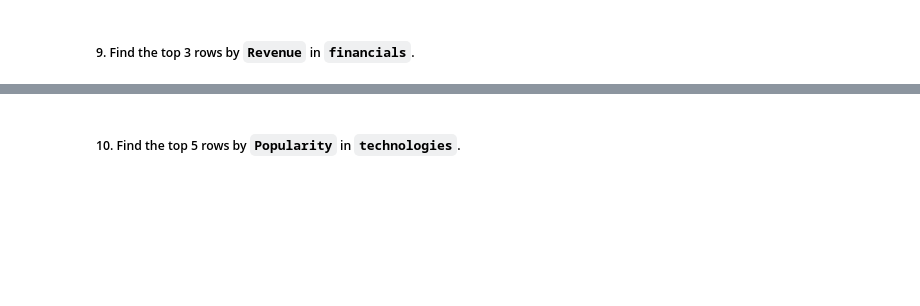
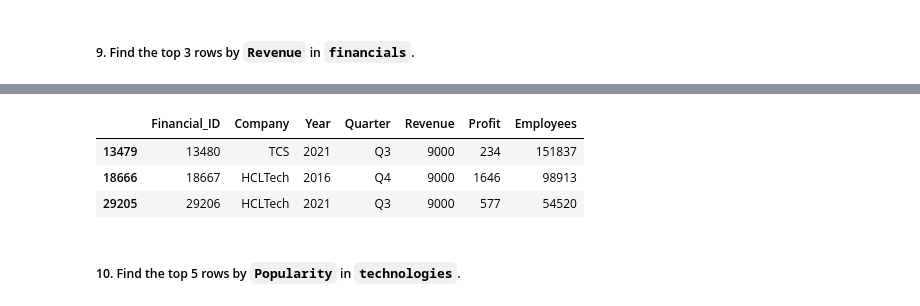
Before and after one commit to shiva3994/Projects, a Jupyter notebook: Python/L_Big4_India.ipynb, the cells around one changed output, grey strips where cells are left out. Cells and saved outputs as stored; diff of their text form; code cells hidden in the pictures; blank space fills up the shorter version.

```diff
--- a/Python/L_Big4_India.ipynb
+++ b/Python/L_Big4_India.ipynb
@@ -988,3 +1017,10 @@ data_dict['Clients'].nlargest(3,'ContractValue')
+# %%
+data_dict['Company_Financials'].nlargest(3, 'Revenue')
+# %% [output]
+|  | Financial_ID | Company | Year | Quarter | Revenue | Profit | Employees |
+| 13479 | 13480 | TCS | 2021 | Q3 | 9000 | 234 | 151837 |
+| 18666 | 18667 | HCLTech | 2016 | Q4 | 9000 | 1646 | 98913 |
+| 29205 | 29206 | HCLTech | 2021 | Q3 | 9000 | 577 | 54520 |
 # %% [markdown]
 ##### 10. Find the top 5 rows by `Popularity` in `technologies`.
 # %%
```
Also changed, not shown: parts of 4 cells of this notebook.
